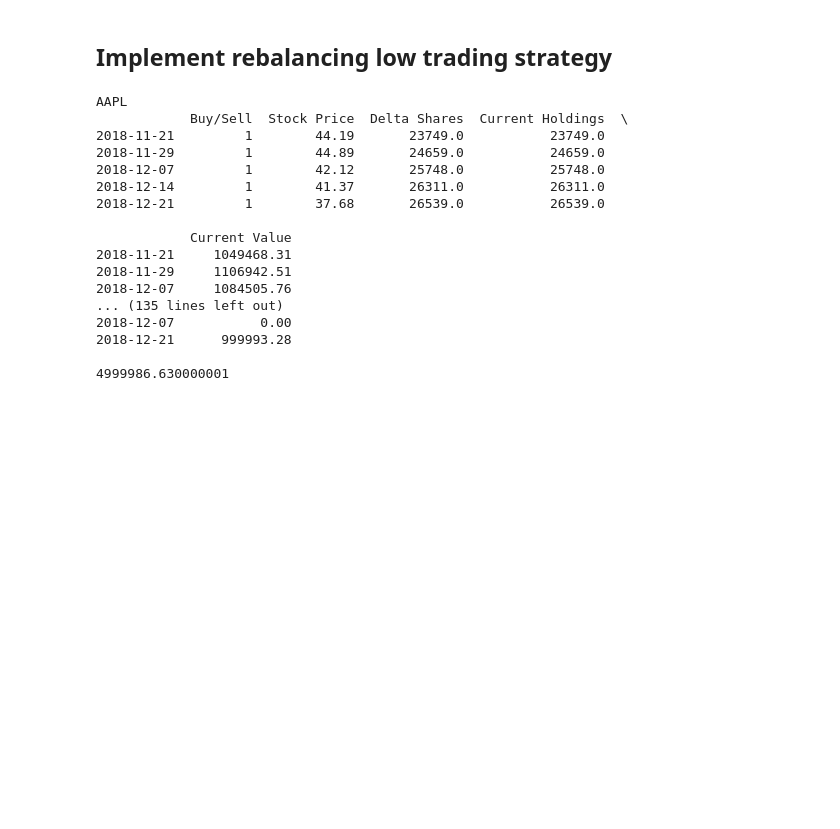
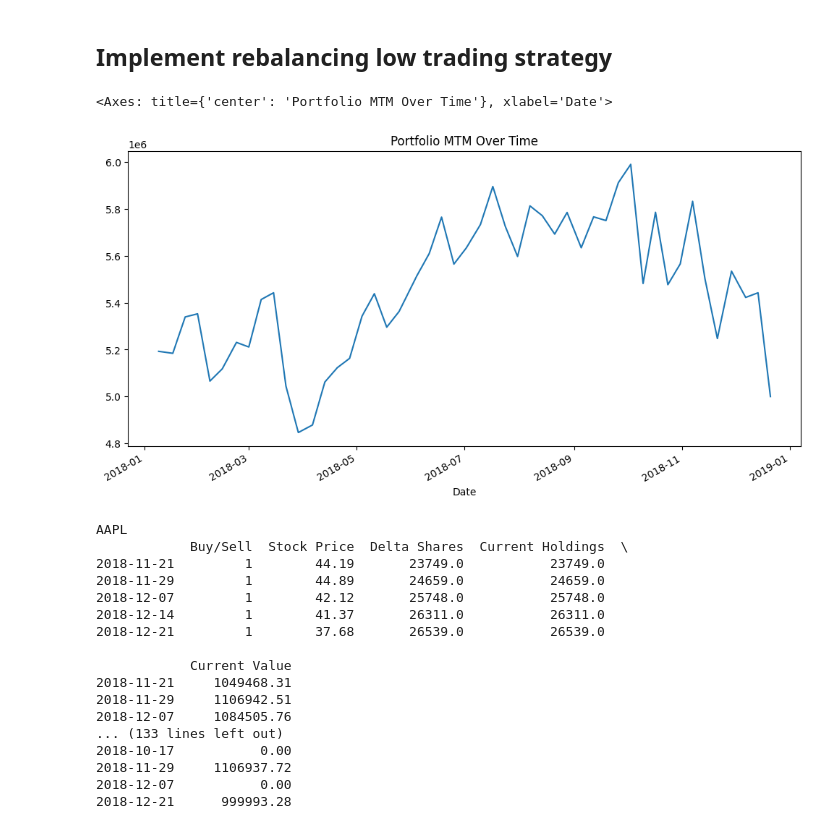
Before and after one commit to bryankeating10/Python-and-Math-for-ML, a Jupyter notebook: Midterm/Midterm.ipynb, the cells around one changed output. Drawn from its saved outputs; the diff is of its cells as text; code cells hidden in the pictures; blank space fills up the shorter version.

Commit message:
Plot MTM history for rebal low

```diff
--- a/Midterm/Midterm.ipynb
+++ b/Midterm/Midterm.ipynb
@@ -214,29 +214,31 @@ transaction_days = close_data.index[close_data.index >= start_date][::5]
 # %% [markdown]
 ## Implement rebalancing low trading strategy
 # %%
-mtm_history = pd.Series(index=transaction_days, dtype=float)
+mtm_history_rebal_low = pd.Series(index=transaction_days, dtype=float)
 
 for day in transaction_days:
     pyport.liquidate(day, close_data)
     tickers_to_buy = rebal_low(day, close_data)
     allocation_per_stock = pyport.cash / len(tickers_to_buy)
 
     for ticker in tickers_to_buy:
         price = close_data.loc[pyport._closest_trading_date(day, close_data), f'{ticker} Close']
         shares = int(allocation_per_stock // price)
         pyport.buy(ticker, day, price, shares)
 
-    mtm_history[day] = pyport.mtm()
+    mtm_history_rebal_low[day] = pyport.mtm()
 
-mtm_history = mtm_history.sort_index()
+mtm_history_rebal_low = mtm_history_rebal_low.sort_index()
+mtm_history_rebal_low.plot(title="Portfolio MTM Over Time", figsize=(12,6))
+# %% [output]
+<Axes: title={'center': 'Portfolio MTM Over Time'}, xlabel='Date'>
+[figure, added]
 # %%
 # Transaction history
 for t in universe:
     print(t)
     print(pyport.holdings[t].tail())
     print()
-
-print(pyport.mtm())
 # %% [output]
 AAPL
             Buy/Sell  Stock Price  Delta Shares  Current Holdings  \
@@ -250,8 +252,8 @@ AAPL
 2018-11-21     1049468.31
 2018-11-29     1106942.51
 2018-12-07     1084505.76
-... (135 lines left out)
+... (133 lines left out)
+2018-10-17           0.00
+2018-11-29     1106937.72
 2018-12-07           0.00
 2018-12-21      999993.28
-
-4999986.630000001
```
